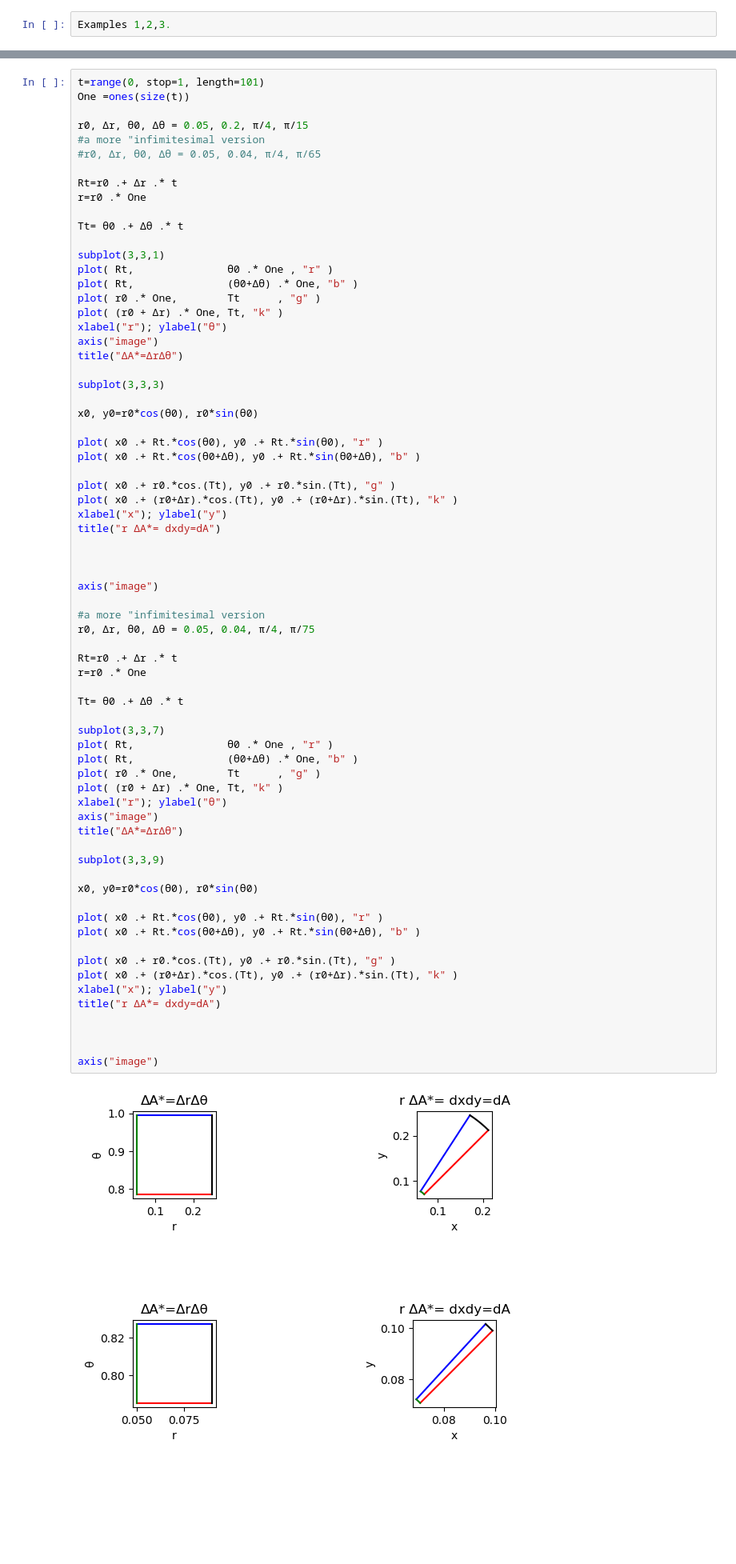
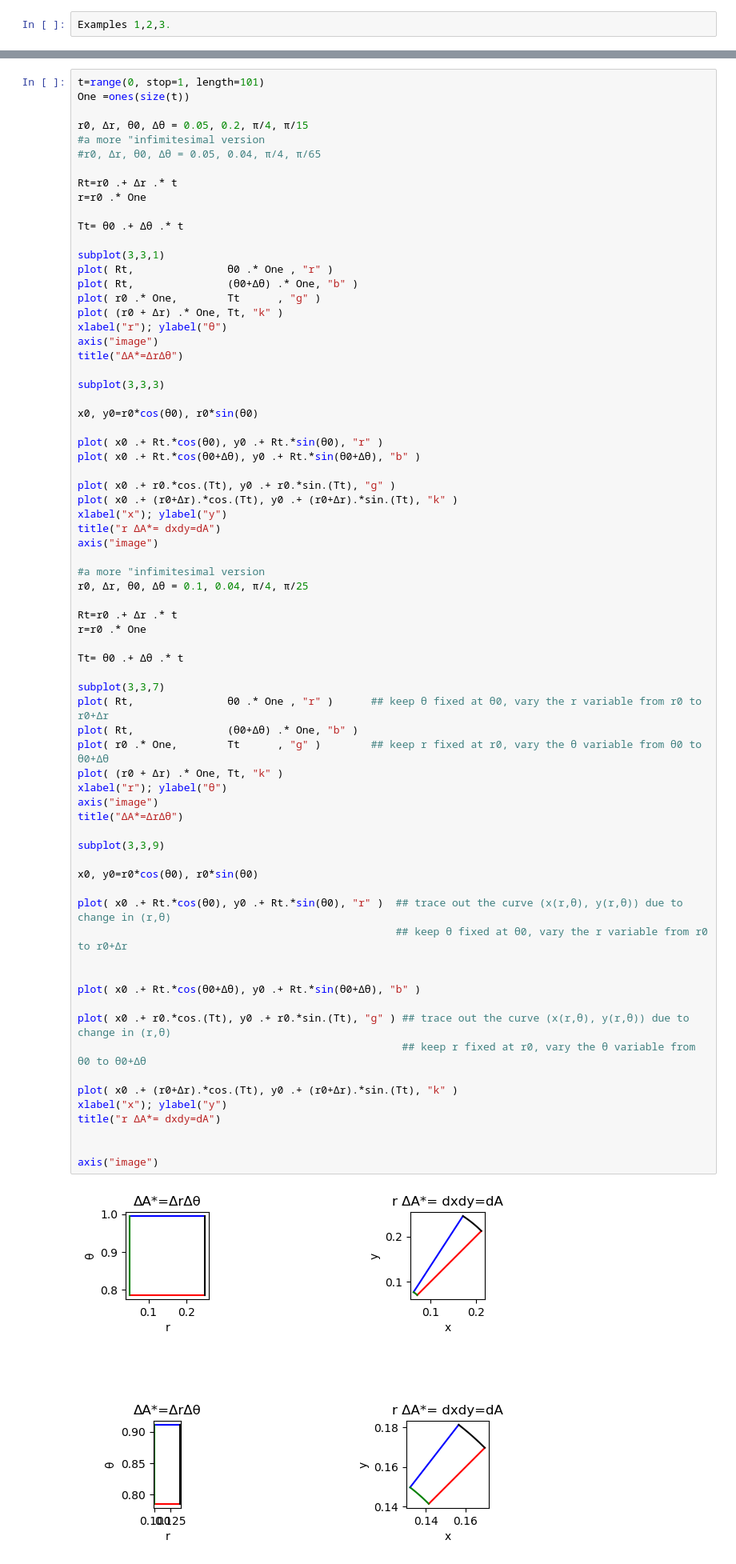
Before and after one commit to mosri/SF1626-2018, a Jupyter notebook: SF1626_Chap14_highlight.ipynb, the cells around one changed output, grey strips where cells are left out. Shown at 80% size. Cells and saved outputs as stored; diff of their text form; blank space fills up the shorter version.

```diff
--- a/SF1626_Chap14_highlight.ipynb
+++ b/SF1626_Chap14_highlight.ipynb
@@ -299,42 +299,43 @@ plot( x0 .+ r0.*cos.(Tt), y0 .+ r0.*sin.(Tt), "g" )
 plot( x0 .+ (r0+Δr).*cos.(Tt), y0 .+ (r0+Δr).*sin.(Tt), "k" )
 xlabel("x"); ylabel("y")
 title("r ΔA*= dxdy=dA")
-
-
-
 axis("image")
 
 #a more "infimitesimal version
-r0, Δr, θ0, Δθ = 0.05, 0.04, π/4, π/75
+r0, Δr, θ0, Δθ = 0.1, 0.04, π/4, π/25
 
 Rt=r0 .+ Δr .* t
 r=r0 .* One
 
 Tt= θ0 .+ Δθ .* t
 
 subplot(3,3,7)
-plot( Rt,               θ0 .* One , "r" )
+plot( Rt,               θ0 .* One , "r" )      ## keep θ fixed at θ0, vary the r variable from r0 to r0+Δr
 plot( Rt,               (θ0+Δθ) .* One, "b" )
-plot( r0 .* One,        Tt      , "g" )
+plot( r0 .* One,        Tt      , "g" )        ## keep r fixed at r0, vary the θ variable from θ0 to θ0+Δθ
 plot( (r0 + Δr) .* One, Tt, "k" )
 xlabel("r"); ylabel("θ")
 axis("image")
 title("ΔA*=ΔrΔθ")
 
 subplot(3,3,9)
 
 x0, y0=r0*cos(θ0), r0*sin(θ0)
 
-plot( x0 .+ Rt.*cos(θ0), y0 .+ Rt.*sin(θ0), "r" )
+plot( x0 .+ Rt.*cos(θ0), y0 .+ Rt.*sin(θ0), "r" )  ## trace out the curve (x(r,θ), y(r,θ)) due to change in (r,θ)
+                                                   ## keep θ fixed at θ0, vary the r variable from r0 to r0+Δr
+
+
 plot( x0 .+ Rt.*cos(θ0+Δθ), y0 .+ Rt.*sin(θ0+Δθ), "b" )
 
-plot( x0 .+ r0.*cos.(Tt), y0 .+ r0.*sin.(Tt), "g" )
+plot( x0 .+ r0.*cos.(Tt), y0 .+ r0.*sin.(Tt), "g" ) ## trace out the curve (x(r,θ), y(r,θ)) due to change in (r,θ)
+                                                    ## keep r fixed at r0, vary the θ variable from θ0 to θ0+Δθ
+
 plot( x0 .+ (r0+Δr).*cos.(Tt), y0 .+ (r0+Δr).*sin.(Tt), "k" )
 xlabel("x"); ylabel("y")
 title("r ΔA*= dxdy=dA")
 
 
-
 axis("image")
 # %% [output]
-[figure, old version]
+[figure, new version]
```
Also changed, not shown: parts of 13 cells of this notebook, 1 other file.
